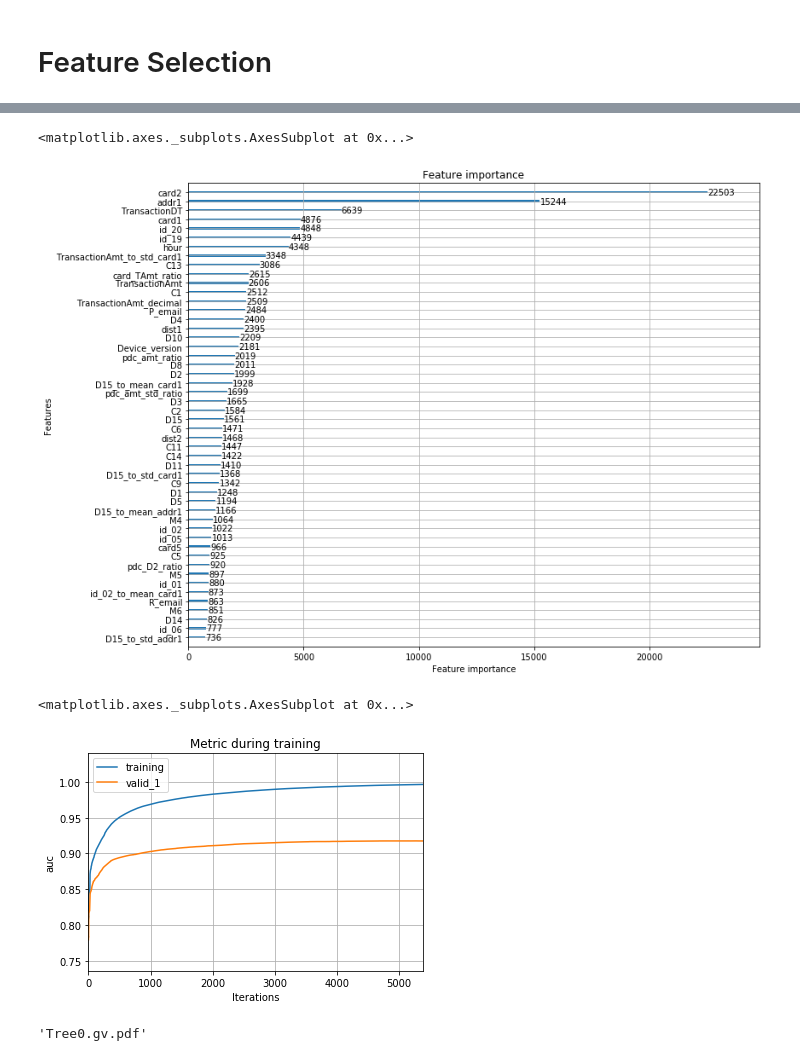
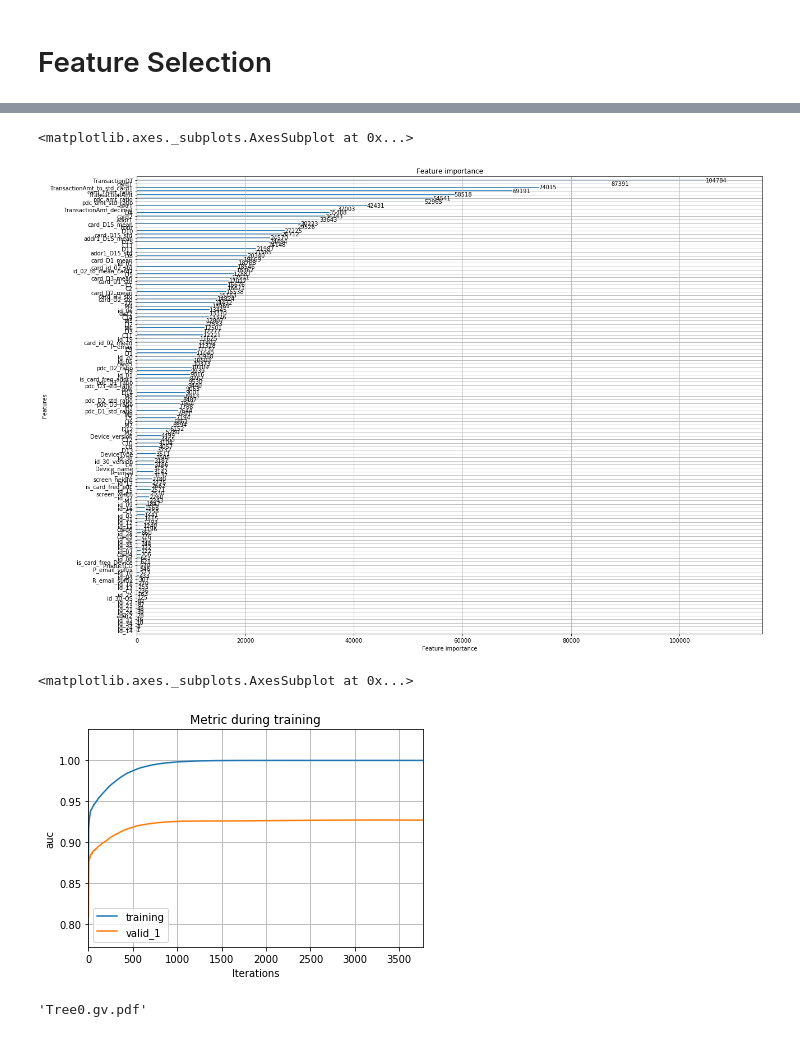
Before and after one commit to haataa/IEEE_CIS_Fraud_Detection, a Jupyter notebook: model_lgb.ipynb, the cells around one changed output, grey strips where cells are left out. Saved outputs shown, nothing was run; the diff lists cells and outputs as text; code cells hidden in the pictures.

```diff
--- a/model_lgb.ipynb
+++ b/model_lgb.ipynb
@@ -18,10 +18,10 @@ import pickle
 # %% [markdown]
 # Load Original Features
 # %%
-feat_num = 469
+feat_num = 437
 # %%
 #df_total_raw = pd.read_csv('./data/features%s.csv'%(feat_num))
-with open('./data/features%s.pickle'%(feat_num), 'rb') as handle:
+with open('./data/features%s_add_card1_cnt.pickle'%(feat_num), 'rb') as handle:
     df_total_raw = pickle.load(handle)
 # %%
 #to_drop = ['card1_count','addr2','V117','V118','V120','V122','id_25','id_21','id_26',
@@ -40,6 +36,6 @@ to_drop = ['card_D1_std','card_D3_std','is_card_freq_addr1','card_D1_mean','pdc_
 # %%
-df_total = df_total_raw.drop(to_drop,axis=1)
-#df_total = df_total_raw
+#df_total = df_total_raw.drop(to_drop,axis=1)
+df_total = df_total_raw
 # %%
 features_train = df_total[df_total['isFraud'].notnull()]
 features_test = df_total[df_total['isFraud'].isnull()]
@@ -81,8 +77,8 @@ params = {'num_leaves': 491,
           "verbosity": -1,
           'reg_alpha': 0.3899927210061127,
           'reg_lambda': 0.6485237330340494,
-          'random_state': 47,
-          'num_threads':10
+          'random_state': 47
+          #'num_threads':10
           #'device' :'gpu',
           #'is_unbalance':True
           #'scale_pos_weight':9
@@ -134,14 +125,14 @@ max(valid_results['valid_1']['auc'])
 # %%
-lgb.plot_importance(model, max_num_features=50,figsize=(12,10))
+lgb.plot_importance(model, max_num_features=128,figsize=(20,15))
 # %% [output]
 <matplotlib.axes._subplots.AxesSubplot at 0x...>
-[figure, old version]
+[figure, new version]
 # %%
 #lgb.plot_split_value_histogram(model, feature='dist1', bins='auto')
 lgb.plot_metric(valid_results, metric='auc')
 # %% [output]
 <matplotlib.axes._subplots.AxesSubplot at 0x...>
-[figure, old version]
+[figure, new version]
 # %%
 lgb.plot_tree(model,tree_index=0, figsize=(107,105))
 # %%
```
Also changed, not shown: parts of 12 cells of this notebook.
